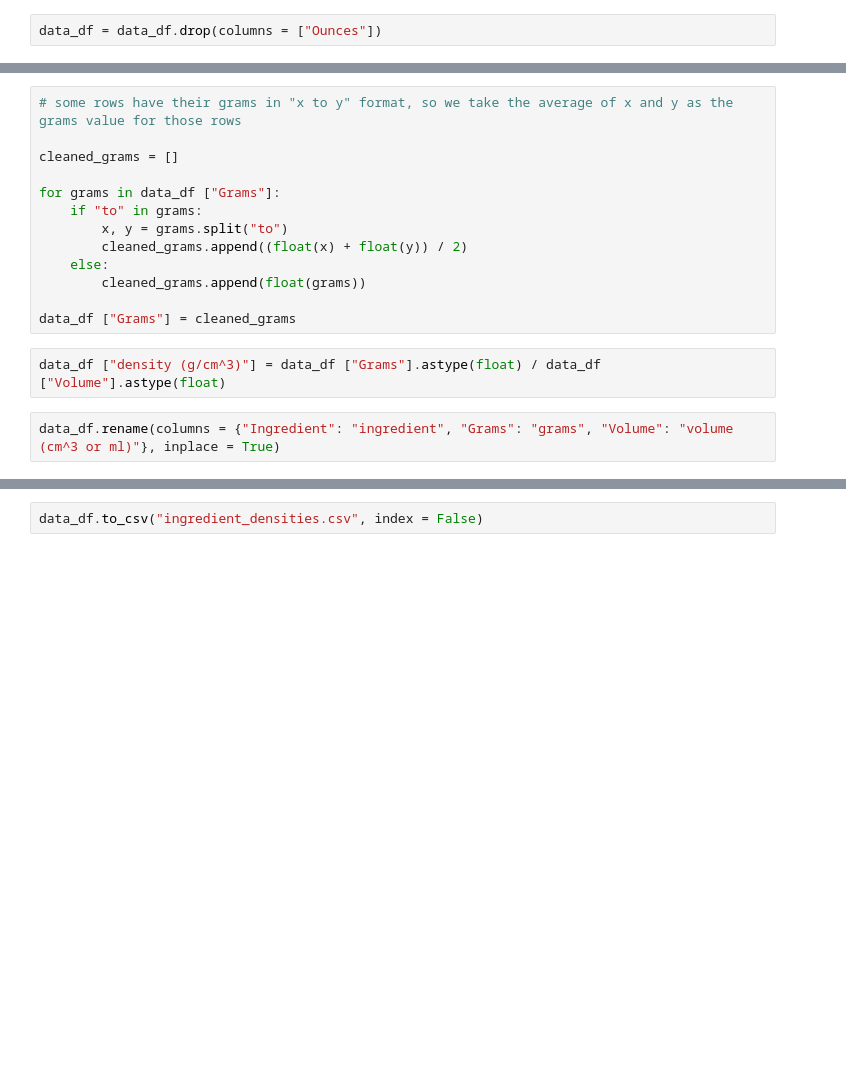
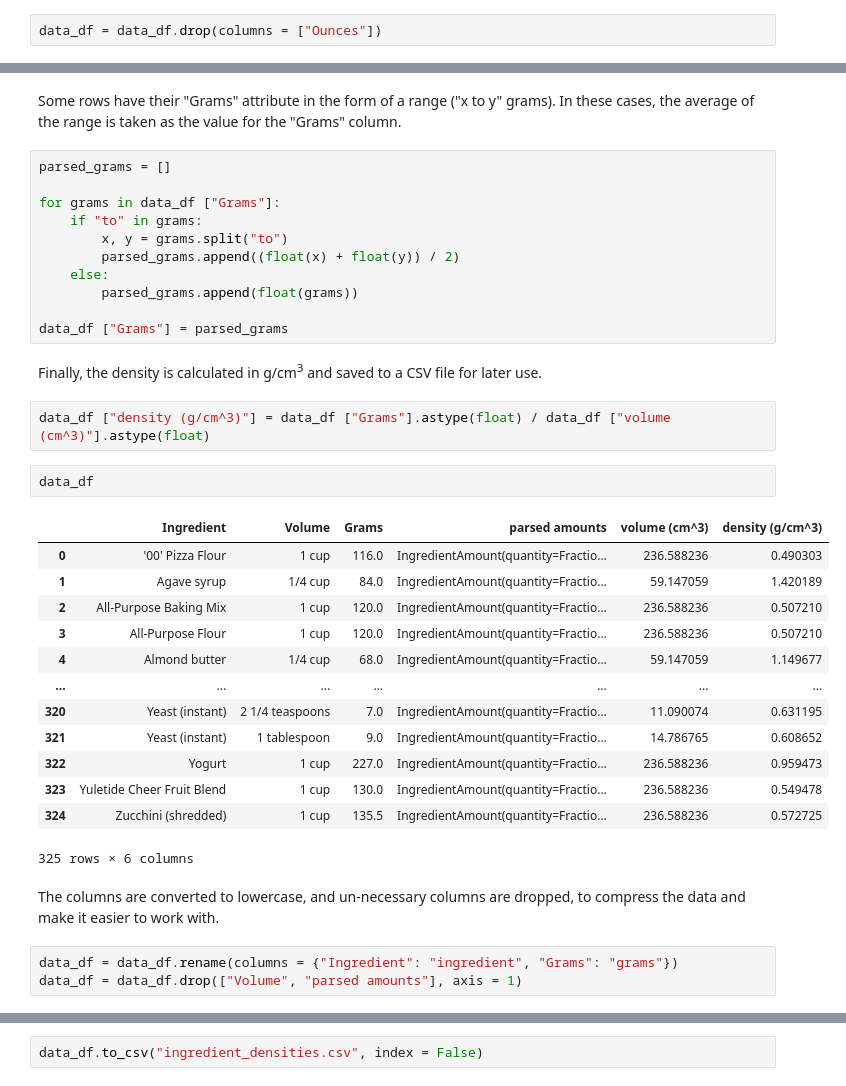
Before and after one commit to shappadappa/ICT3909-FYP, a Jupyter notebook: food_data_extraction/density_extraction.ipynb, the cells around one changed output, grey strips where cells are left out. Cells and saved outputs as stored; diff of their text form; blank space fills up the shorter version.

```diff
--- a/food_data_extraction/density_extraction.ipynb
+++ b/food_data_extraction/density_extraction.ipynb
@@ -102,17 +126,38 @@ data_df ["Volume"] = final_volume_vals
+# %% [markdown]
+Some rows have their "Grams" attribute in the form of a range ("x to y" grams). In these cases, the average of the range is taken as the value for the "Grams" column.
 # %%
-# some rows have their grams in "x to y" format, so we take the average of x and y as the grams value for those rows
-
-cleaned_grams = []
+parsed_grams = []
 
 for grams in data_df ["Grams"]:
     if "to" in grams:
         x, y = grams.split("to")
-        cleaned_grams.append((float(x) + float(y)) / 2)
+        parsed_grams.append((float(x) + float(y)) / 2)
     else:
-        cleaned_grams.append(float(grams))
+        parsed_grams.append(float(grams))
 
-data_df ["Grams"] = cleaned_grams
+data_df ["Grams"] = parsed_grams
+# %% [markdown]
+Finally, the density is calculated in g/cm<sup>3</sup> and saved to a CSV file for later use.
 # %%
-data_df ["density (g/cm^3)"] = data_df ["Grams"].astype(float) / data_df ["Volume"].astype(float)
+data_df ["density (g/cm^3)"] = data_df ["Grams"].astype(float) / data_df ["volume (cm^3)"].astype(float)
+# %%
+data_df
+# %% [output]
+|  | Ingredient | Volume | Grams | parsed amounts | volume (cm^3) | density (g/cm^3) |
+| 0 | '00' Pizza Flour | 1 cup | 116.0 | IngredientAmount(quantity=Fractio... | 236.588236 | 0.490303 |
+| 1 | Agave syrup | 1/4 cup | 84.0 | IngredientAmount(quantity=Fractio... | 59.147059 | 1.420189 |
+| 2 | All-Purpose Baking Mix | 1 cup | 120.0 | IngredientAmount(quantity=Fractio... | 236.588236 | 0.507210 |
+| 3 | All-Purpose Flour | 1 cup | 120.0 | IngredientAmount(quantity=Fractio... | 236.588236 | 0.507210 |
+| 4 | Almond butter | 1/4 cup | 68.0 | IngredientAmount(quantity=Fractio... | 59.147059 | 1.149677 |
+| ... | ... | ... | ... | ... | ... | ... |
+| 320 | Yeast (instant) | 2 1/4 teaspoons | 7.0 | IngredientAmount(quantity=Fractio... | 11.090074 | 0.631195 |
+| 321 | Yeast (instant) | 1 tablespoon | 9.0 | IngredientAmount(quantity=Fractio... | 14.786765 | 0.608652 |
+| 322 | Yogurt | 1 cup | 227.0 | IngredientAmount(quantity=Fractio... | 236.588236 | 0.959473 |
+| 323 | Yuletide Cheer Fruit Blend | 1 cup | 130.0 | IngredientAmount(quantity=Fractio... | 236.588236 | 0.549478 |
+| 324 | Zucchini (shredded) | 1 cup | 135.5 | IngredientAmount(quantity=Fractio... | 236.588236 | 0.572725 |
+325 rows × 6 columns
+# %% [markdown]
+The columns are converted to lowercase, and un-necessary columns are dropped, to compress the data and make it easier to work with.
 # %%
-data_df.rename(columns = {"Ingredient": "ingredient", "Grams": "grams", "Volume": "volume (cm^3 or ml)"}, inplace = True)
+data_df = data_df.rename(columns = {"Ingredient": "ingredient", "Grams": "grams"})
+data_df = data_df.drop(["Volume", "parsed amounts"], axis = 1)
```
Also changed, not shown: parts of 24 cells of this notebook, 6 other files.
